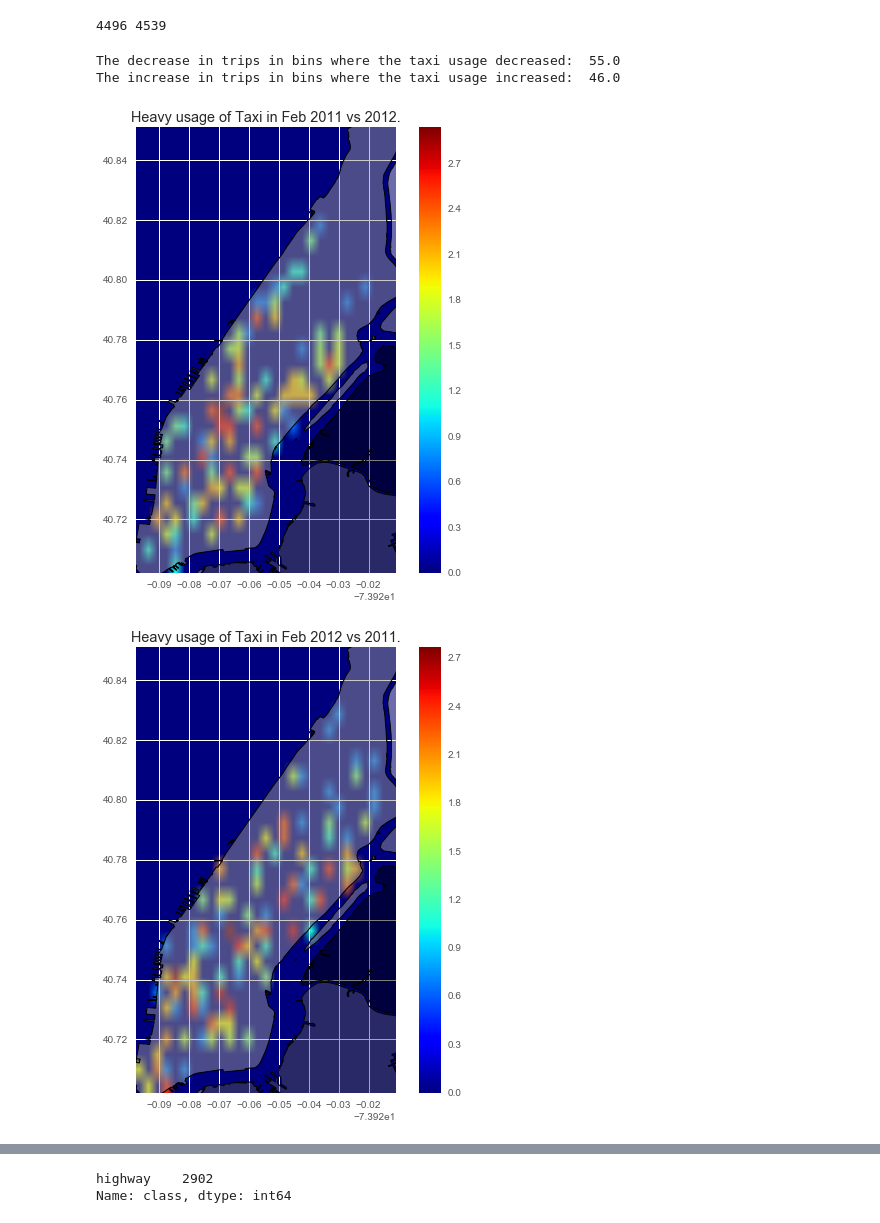
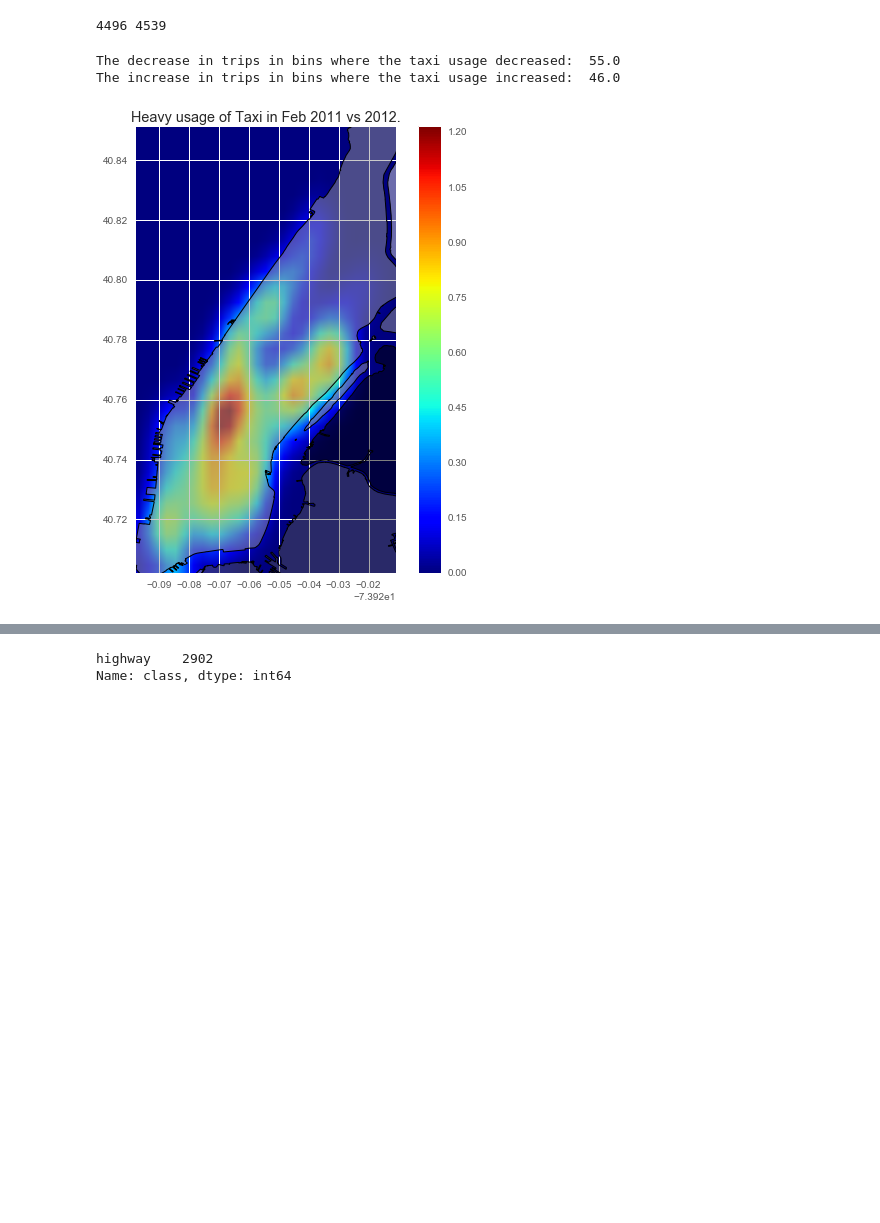
Before and after one commit to dhruvcmu/practicaldatascience, a Jupyter notebook: Final_Report.ipynb, the cells around one changed output, grey strips where cells are left out. Drawn from its saved outputs; the diff is of its cells as text; code cells hidden in the pictures; blank space fills up the shorter version.

Commit message:
added analysis and temporal graphs

```diff
--- a/Final_Report.ipynb
+++ b/Final_Report.ipynb
@@ -179,6 +187,7 @@ subways.plot(ax=base, color='green',markersize=1);
 We removed non-Manhattan points from other datasets as rides are mainly concentrated in the Manhattan region.
 # %%
 #Plot
+# Citation : basic heatmap drawing code taken from: http://nbviewer.jupyter.org/gist/perrygeo/c426355e40037c452434
 def getx(pt):
     return pt.coords[0][0]
 
@@ -199,7 +208,7 @@ def draw_heatmap(x,y,bins,smoothing=1.3, cmap='jet'):
     draw_heatmap_diff(heatmap,extent,smoothing, cmap)
     return heatmap
 
-def draw_heatmap_diff(heatmap,extent,smoothing=0, cmap='jet'):
+def draw_heatmap_diff(heatmap,extent,smoothing=1.3, cmap='jet'):
     with np.errstate(divide='ignore', invalid='ignore'):
         logheatmap = np.log(heatmap)
     logheatmap[np.isneginf(logheatmap)] = 0
@@ -208,7 +217,7 @@ def draw_heatmap_diff(heatmap,extent,smoothing=0, cmap='jet'):
     plt.colorbar()
     plt.gca().invert_yaxis()
 
-def draw_diff(df1,df2,bins,smoothing=1.3, cmap='jet'):
+def draw_diff(df1,df2,bins,smoothing=1.3, cmap='jet',plot=True):
     x1,y1 = get_xy(df1)
     x2,y2 = get_xy(df2)
     range_2d = [[min(min(y1),min(y2)),max(max(y1),max(y2))],[min(min(x1),min(x2)),max(max(x1),max(x2))]]
@@ -216,7 +225,8 @@ def draw_diff(df1,df2,bins,smoothing=1.3, cmap='jet'):
     h2,e2 =get_heatmap(x2, y2,range_2d, bins)
     h_net = h1-h2
     h_net[h_net<0]=0
-    draw_heatmap_diff(h_net,e1,cmap=cmap)
+    if plot:
+        draw_heatmap_diff(h_net,e1,cmap=cmap)
     return h_net, np.linalg.norm(h_net,1)#/(h_net.size)
 
 def get_xy(df):
@@ -261,22 +268,17 @@ taxi_after = taxi_after[:4000]
 # %%
 fig, ax = plt.subplots(figsize=(8,8))
 ax.set_aspect('equal')
 boros.plot(ax=ax)
 plt.title('Heavy usage of Taxi in Feb 2011 vs 2012.')
 h_net,norm = draw_diff(taxi_before,taxi_after,30,cmap='jet')
 print "The decrease in trips in bins where the taxi usage decreased: ", norm
 
-fig, ax = plt.subplots(figsize=(8,8))
-ax.set_aspect('equal')
-boros.plot(ax=ax)
-plt.title('Heavy usage of Taxi in Feb 2012 vs 2011.')
-h_net,norm = draw_diff(taxi_after,taxi_before,30,cmap='jet')
+h_net,norm = draw_diff(taxi_after,taxi_before,30,cmap='jet',plot=False)
 print "The increase in trips in bins where the taxi usage increased: ", norm
 # %% [output]
 The decrease in trips in bins where the taxi usage decreased:  55.0
 The increase in trips in bins where the taxi usage increased:  46.0
-[figure, old version]
+[figure, new version]
-[figure, removed]
 # %% [markdown]
 The above heat-maps show particular areas where usage patterns have changed significantly for taxis. The value of norms of these differences indicate that more areas have lost demand compared to the ones that have improved over one year. This remains valid for larger sample sizes as well.
 
```
Also changed, not shown: parts of 58 cells of this notebook.
